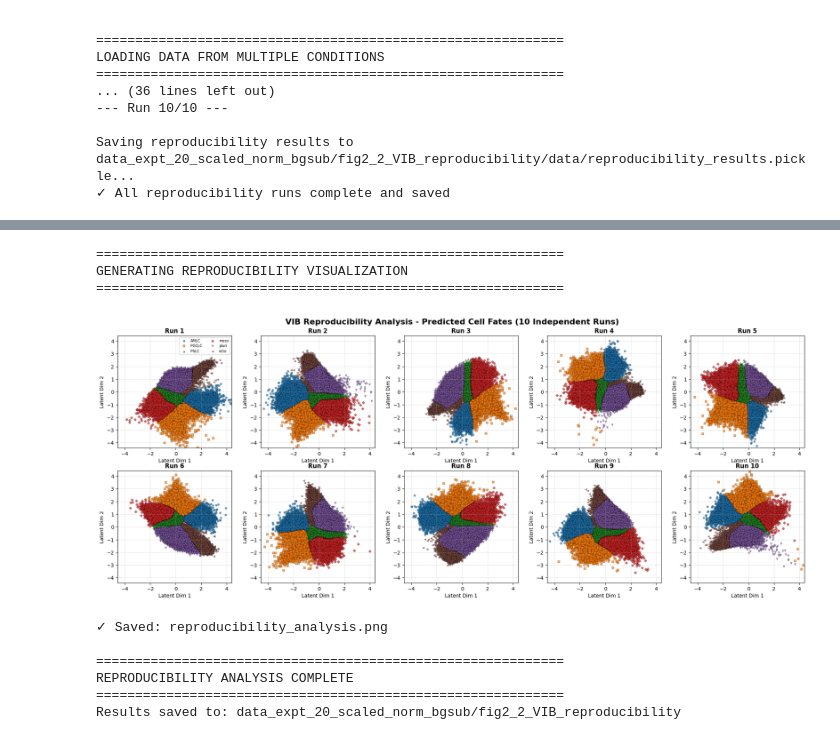
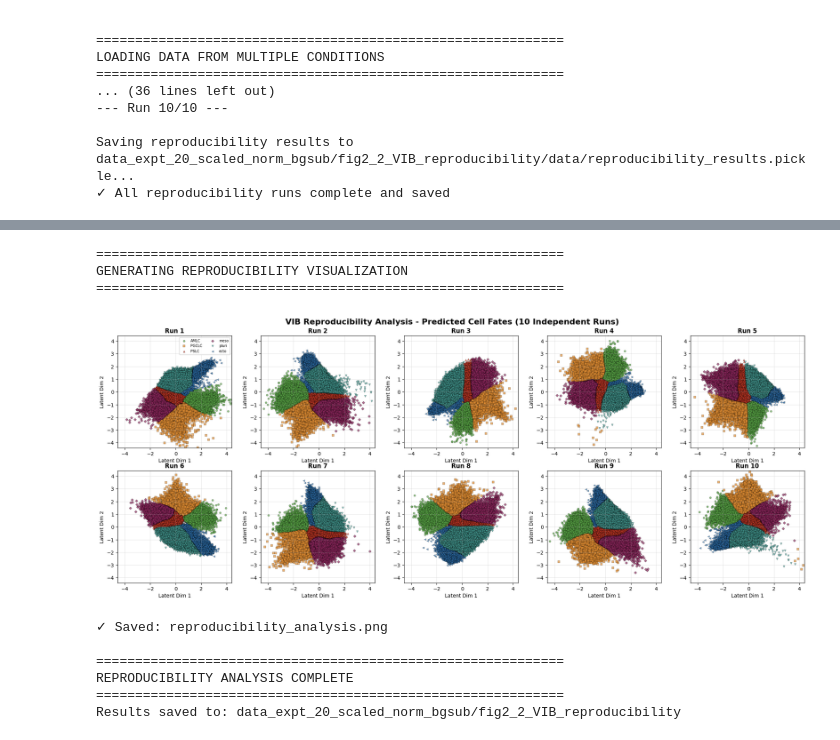
Before and after one commit to idse/signaldecoding, a Jupyter notebook: 2D_gastruloids_v5/VIB_reproducibility.ipynb, the cells around one changed output, grey strips where cells are left out. Saved outputs shown, nothing was run; the diff lists cells and outputs as text; code cells hidden in the pictures.

Commit message:
fix colormap in David's analysis

```diff
--- a/2D_gastruloids_v5/VIB_reproducibility.ipynb
+++ b/2D_gastruloids_v5/VIB_reproducibility.ipynb
@@ -389,4 +287,9 @@ Results saved to: data_expt_20_scaled_norm_bgsub/fig2_2_VIB_reproducibility
 # %%
+import IIF_analysis as IIF
+import importlib
+importlib.reload(IIF);
+
+
 # ============= VISUALIZATION =============
 
 print("\n" + "="*60)
@@ -443,7 +346,8 @@ for run_idx in range(N_REPRODUCIBILITY_RUNS):
                     label = f"Fate {int(marker_val)}"
 
                 ax.scatter(latent_run[mask, 0], latent_run[mask, 1],
-                          c=[marker_colors[idx % 10]],
+                          #c=[marker_colors[idx % 10]],
+                            c=IIF.colmap_fates[MARKER_NAMES[int(marker_val)]],
                           marker=marker_styles[idx % len(marker_styles)],
                           s=15, alpha=0.7, label=label,
                           edgecolors='black', linewidth=0.3)
@@ -454,34 +358,34 @@ for run_idx in range(N_REPRODUCIBILITY_RUNS):
     ax.set_xlabel('Latent Dim 1', fontsize=10)
     ax.set_ylabel('Latent Dim 2', fontsize=10)
     ax.set_title(f'Run {run_idx + 1}', fontsize=12, fontweight='bold')
     ax.set_xlim([x_min_expanded, x_max_expanded])
     ax.set_ylim([y_min_expanded, y_max_expanded])
     ax.grid(True, alpha=0.3)
     ax.set_aspect('equal')
 
     if run_idx == 0 and has_valid_markers_run:
         ax.legend(fontsize=7, loc='best', framealpha=0.9, ncol=2)
 
 # Hide unused subplots
 for idx in range(N_REPRODUCIBILITY_RUNS, len(axes)):
     axes[idx].axis('off')
 
 plt.suptitle(f'VIB Reproducibility Analysis - Predicted Cell Fates ({N_REPRODUCIBILITY_RUNS} Independent Runs)',
              fontsize=16, fontweight='bold')
 plt.tight_layout()
 plt.savefig(os.path.join(OUTPUT_DIR, 'reproducibility_analysis_noAKT.png'), dpi=150, bbox_inches='tight')
 plt.show()
 print("✓ Saved: reproducibility_analysis.png")
 
 print("\n" + "="*60)
 print("REPRODUCIBILITY ANALYSIS COMPLETE")
 print("="*60)
 print(f"Results saved to: {OUTPUT_DIR}\n")
 # %% [output]
 ============================================================
 GENERATING REPRODUCIBILITY VISUALIZATION
 ============================================================
-[figure, old version]
+[figure, new version]
 ✓ Saved: reproducibility_analysis.png
 
 ============================================================
```
Also changed, not shown: parts of 1 cell of this notebook, 6 other files.
